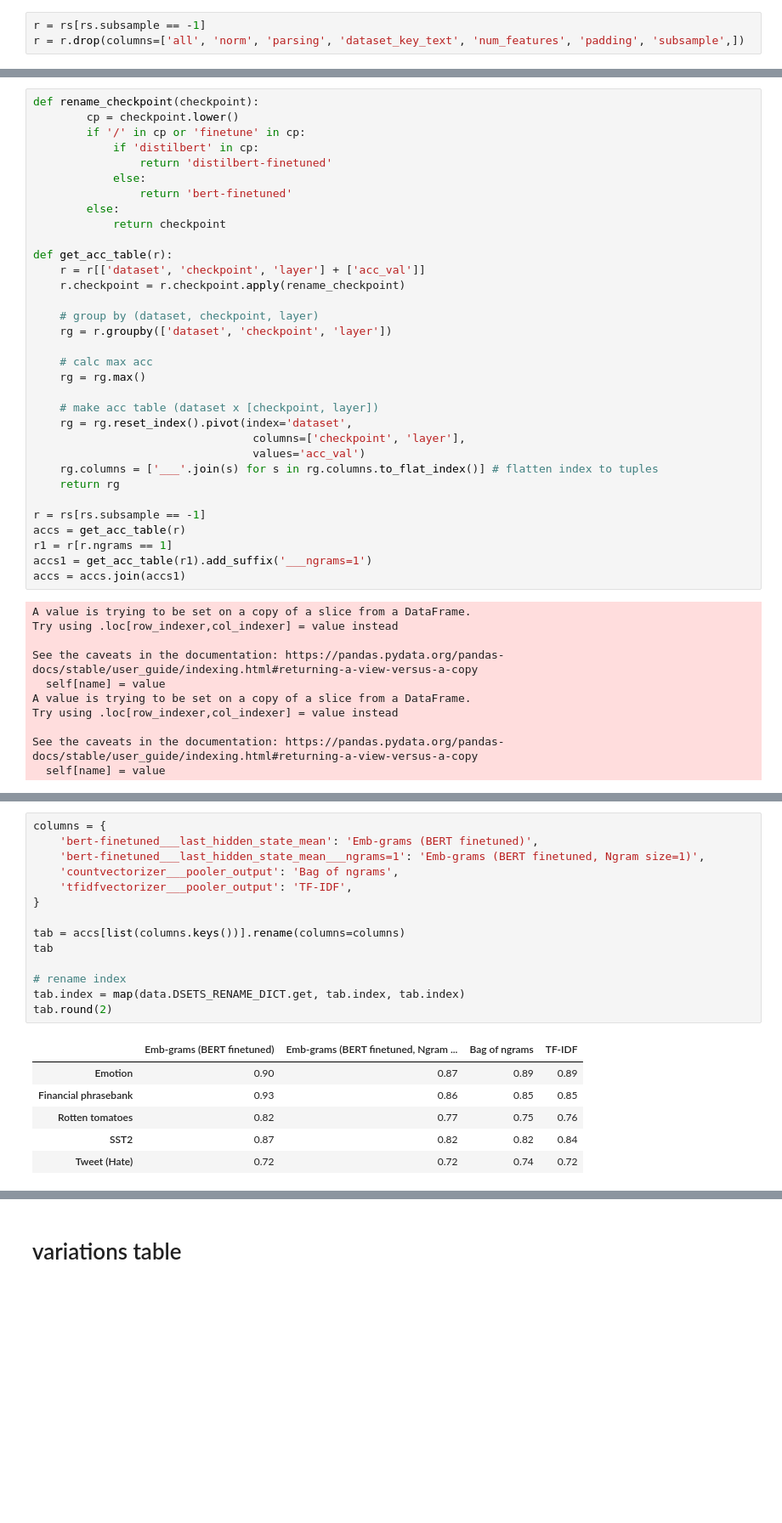
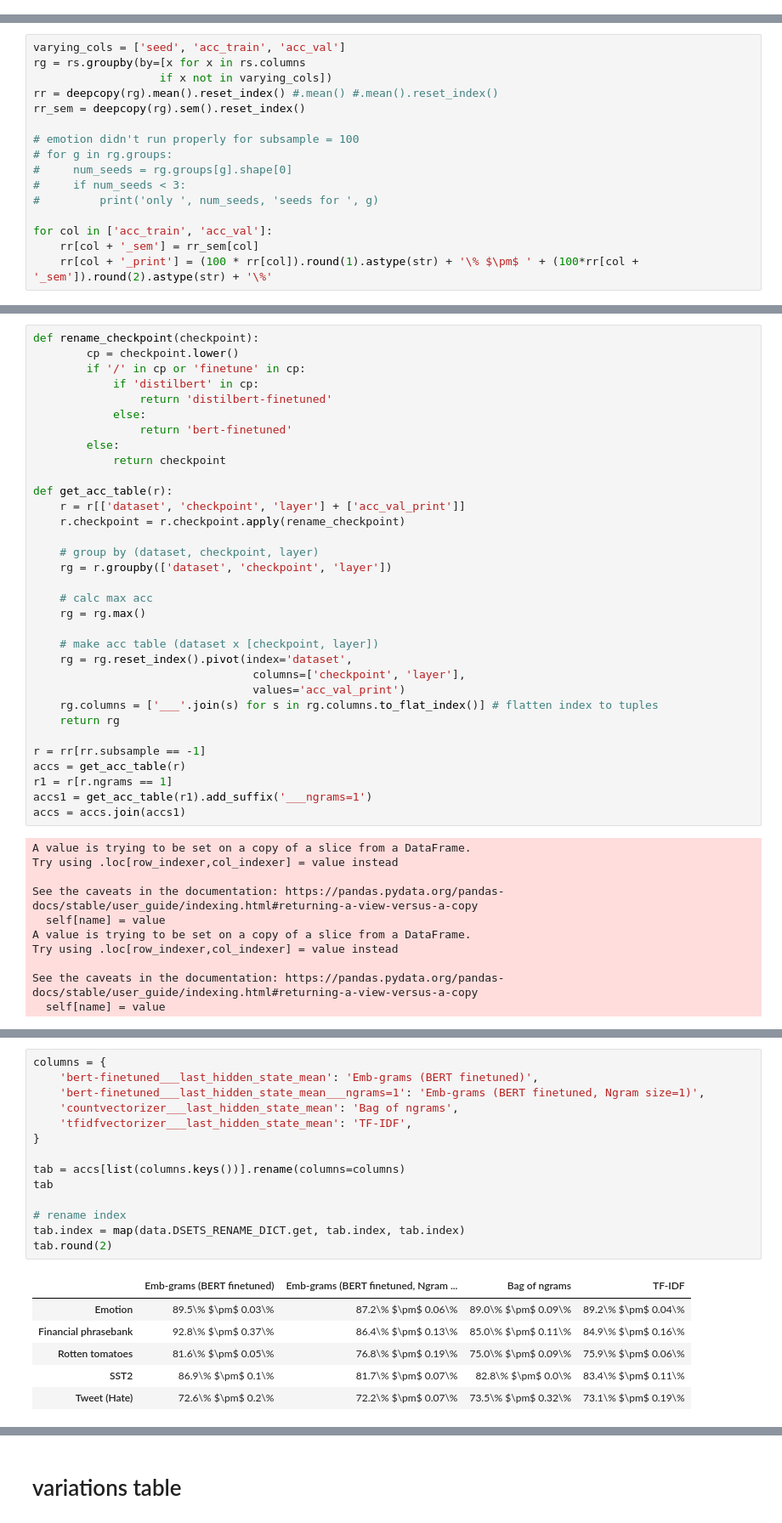
Before and after one commit to csinva/imodelsX, a Jupyter notebook: 04_analyze_acc.ipynb, the cells around one changed output, grey strips where cells are left out. Shown at 85% size. Cells and saved outputs as stored; diff of their text form; blank space fills up the shorter version.

```diff
--- a/04_analyze_acc.ipynb
+++ b/04_analyze_acc.ipynb
@@ -48,3 +40,0 @@ Index(['checkpoint', 'ngrams', 'subsample', 'all', 'norm', 'dataset', 'seed',
-# %%
-r = rs[rs.subsample == -1]
-r = r.drop(columns=['all', 'norm', 'parsing', 'dataset_key_text', 'num_features', 'padding', 'subsample',])
@@ -90,3 +41,19 @@ g.head()
+# %%
+varying_cols = ['seed', 'acc_train', 'acc_val']
+rg = rs.groupby(by=[x for x in rs.columns
+                   if x not in varying_cols])
+rr = deepcopy(rg).mean().reset_index() #.mean() #.mean().reset_index()
+rr_sem = deepcopy(rg).sem().reset_index()
+
+# emotion didn't run properly for subsample = 100
+# for g in rg.groups:
+#     num_seeds = rg.groups[g].shape[0]
+#     if num_seeds < 3:
+#         print('only ', num_seeds, 'seeds for ', g)
+
+for col in ['acc_train', 'acc_val']:
+    rr[col + '_sem'] = rr_sem[col]
+    rr[col + '_print'] = (100 * rr[col]).round(1).astype(str) + '\% $\pm$ ' + (100*rr[col + '_sem']).round(2).astype(str) + '\%'
 # %% [markdown]
 # best models table
 # %%
@@ -101,7 +68,7 @@ def rename_checkpoint(checkpoint):
             return checkpoint
 
 def get_acc_table(r):
-    r = r[['dataset', 'checkpoint', 'layer'] + ['acc_val']]
+    r = r[['dataset', 'checkpoint', 'layer'] + ['acc_val_print']]
     r.checkpoint = r.checkpoint.apply(rename_checkpoint)
 
     # group by (dataset, checkpoint, layer)
@@ -113,11 +80,11 @@ def get_acc_table(r):
     # make acc table (dataset x [checkpoint, layer])
     rg = rg.reset_index().pivot(index='dataset',
                                  columns=['checkpoint', 'layer'],
-                                 values='acc_val')
+                                 values='acc_val_print')
     rg.columns = ['___'.join(s) for s in rg.columns.to_flat_index()] # flatten index to tuples
     return rg
 
-r = rs[rs.subsample == -1]
+r = rr[rr.subsample == -1]
 accs = get_acc_table(r)
 r1 = r[r.ngrams == 1]
 accs1 = get_acc_table(r1).add_suffix('___ngrams=1')
@@ -136,24 +113,24 @@ See the caveats in the documentation: https://pandas.pydata.org/pandas-docs/stab
 # %%
 columns = {
     'bert-finetuned___last_hidden_state_mean': 'Emb-grams (BERT finetuned)',
     'bert-finetuned___last_hidden_state_mean___ngrams=1': 'Emb-grams (BERT finetuned, Ngram size=1)',
-    'countvectorizer___pooler_output': 'Bag of ngrams',
-    'tfidfvectorizer___pooler_output': 'TF-IDF',
+    'countvectorizer___last_hidden_state_mean': 'Bag of ngrams',
+    'tfidfvectorizer___last_hidden_state_mean': 'TF-IDF',
 }
 
 tab = accs[list(columns.keys())].rename(columns=columns)
 tab
 
 # rename index
 tab.index = map(data.DSETS_RENAME_DICT.get, tab.index, tab.index)
 tab.round(2)
 # %% [output]
 |  | Emb-grams (BERT finetuned) | Emb-grams (BERT finetuned, Ngram ... | Bag of ngrams | TF-IDF |
-| Emotion | 0.90 | 0.87 | 0.89 | 0.89 |
-| Financial phrasebank | 0.93 | 0.86 | 0.85 | 0.85 |
-| Rotten tomatoes | 0.82 | 0.77 | 0.75 | 0.76 |
-| SST2 | 0.87 | 0.82 | 0.82 | 0.84 |
-| Tweet (Hate) | 0.72 | 0.72 | 0.74 | 0.72 |
+| Emotion | 89.5\% $\pm$ 0.03\% | 87.2\% $\pm$ 0.06\% | 89.0\% $\pm$ 0.09\% | 89.2\% $\pm$ 0.04\% |
+| Financial phrasebank | 92.8\% $\pm$ 0.37\% | 86.4\% $\pm$ 0.13\% | 85.0\% $\pm$ 0.11\% | 84.9\% $\pm$ 0.16\% |
+| Rotten tomatoes | 81.6\% $\pm$ 0.05\% | 76.8\% $\pm$ 0.19\% | 75.0\% $\pm$ 0.09\% | 75.9\% $\pm$ 0.06\% |
+| SST2 | 86.9\% $\pm$ 0.1\% | 81.7\% $\pm$ 0.07\% | 82.8\% $\pm$ 0.0\% | 83.4\% $\pm$ 0.11\% |
+| Tweet (Hate) | 72.6\% $\pm$ 0.2\% | 72.2\% $\pm$ 0.07\% | 73.5\% $\pm$ 0.32\% | 73.1\% $\pm$ 0.19\% |
 # %%
 def bold_extreme_values(data):
     format_string="%.2f"
```
Also changed, not shown: parts of 16 cells of this notebook, 2 other files.
